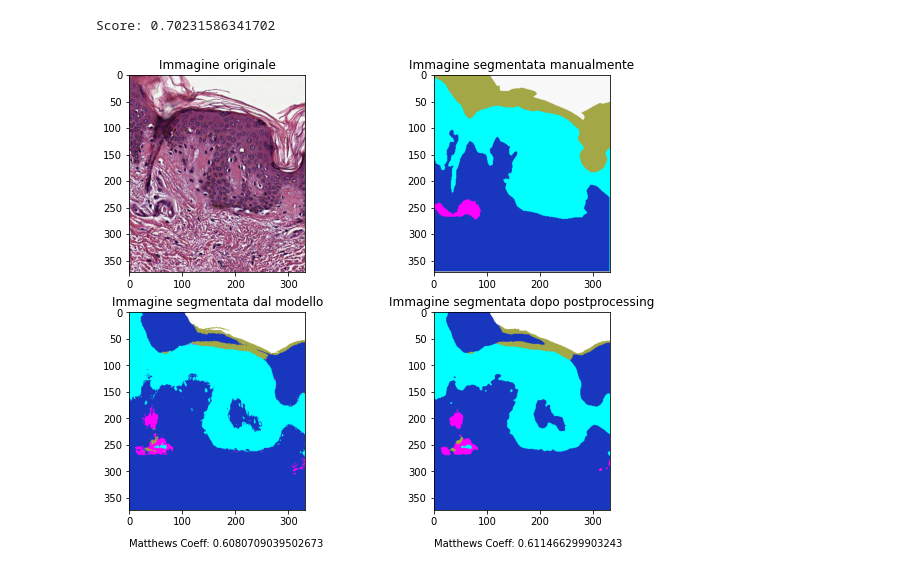
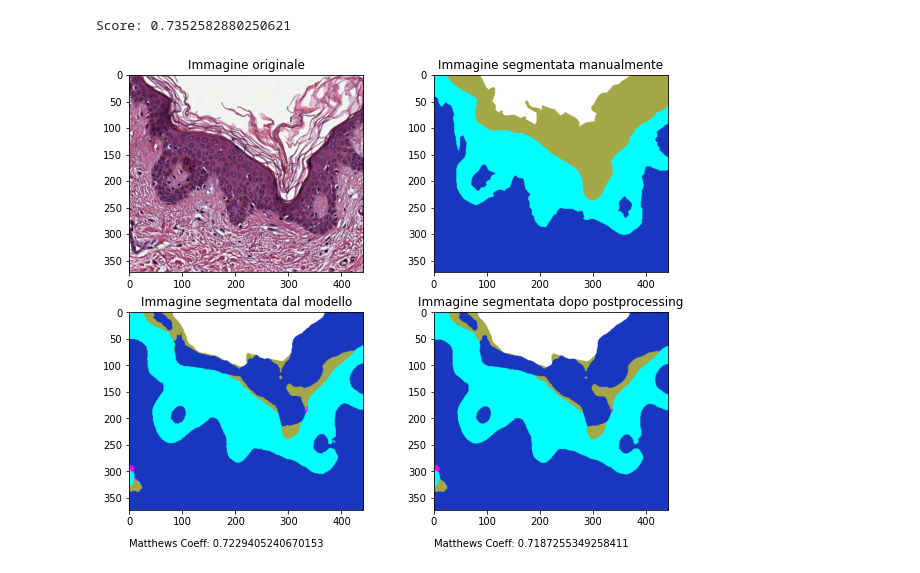
Before and after one commit to Annamaria598/PatternRecognition, a Jupyter notebook: SVM_img_segmentation/esecuzione.ipynb, the cells around one changed output. Saved outputs shown, nothing was run; the diff lists cells and outputs as text; code cells hidden in the pictures.

```diff
--- a/SVM_img_segmentation/esecuzione.ipynb
+++ b/SVM_img_segmentation/esecuzione.ipynb
@@ -21,24 +21,24 @@ svm, score, conf_matrix = train_on_multi(
     ["img/pelle301R_colors.PNG", "img/pelle302R_colors.PNG", "img/pelle305R_colors.PNG"],
     window_size=30,
     window_size_postprocessing=6,
-    feature_names=['R', 'G', 'B', 'R_mf', 'G_mf', 'B_mf', 'R_variance', 'G_variance', 'B_variance', 'entropy']
+    feature_names=['R_variance', 'G_variance', 'B_variance', 'H_mf', 'E_mf', 'D_mf', 'entropy']
 )
 
 print("Score: {}".format(score))
 # %% [output]
-Score: 0.70231586341702
+Score: 0.7352582880250621
 # %%
 # Generazione dei grafici su una sola immagine di test
 image_segmentation(
     svm,
-    "img/pelle302R.PNG",
-    "img/pelle302R_colors.PNG",
+    "img/pelle305R.PNG",
+    "img/pelle305R_colors.PNG",
     window_size=30,
     window_size_postprocessing=6,
-    feature_names=['R', 'G', 'B', 'R_mf', 'G_mf', 'B_mf', 'R_variance', 'G_variance', 'B_variance', 'entropy']
+    feature_names=['R_variance', 'G_variance', 'B_variance', 'H_mf', 'E_mf', 'D_mf', 'entropy']
 )
 # %% [output]
-[figure, old version]
+[figure, new version]
 # %%
 # Riutilizziamo il modello creato prima
 # ma calcoliamo il matthews coefficient medio per diverse immagini di test
```
Also changed, not shown: parts of 3 cells of this notebook, 49 other files.
